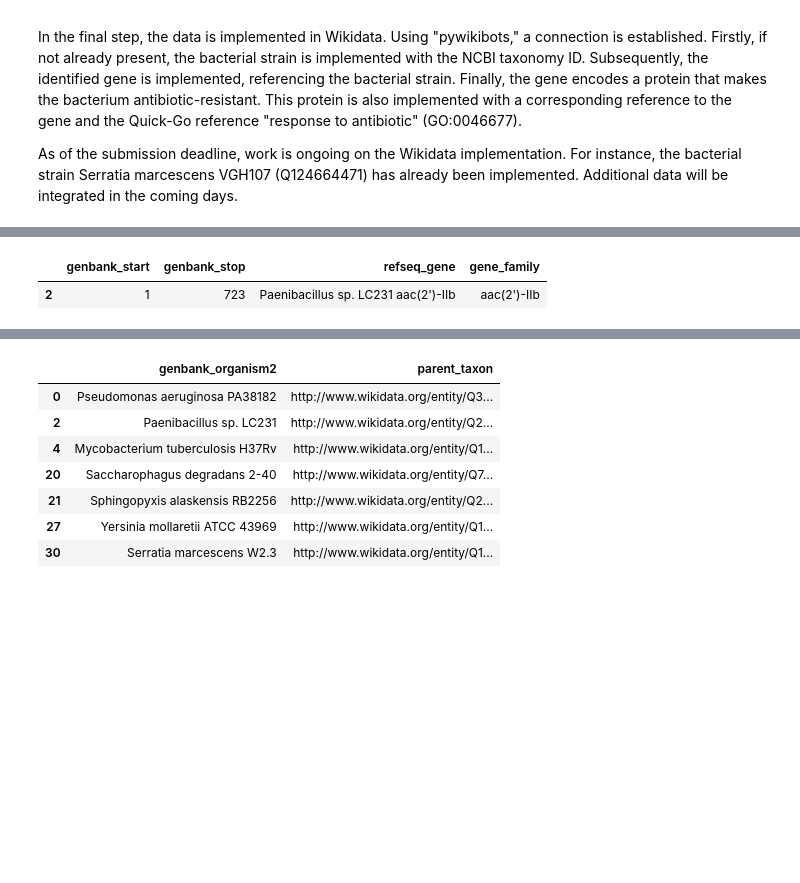
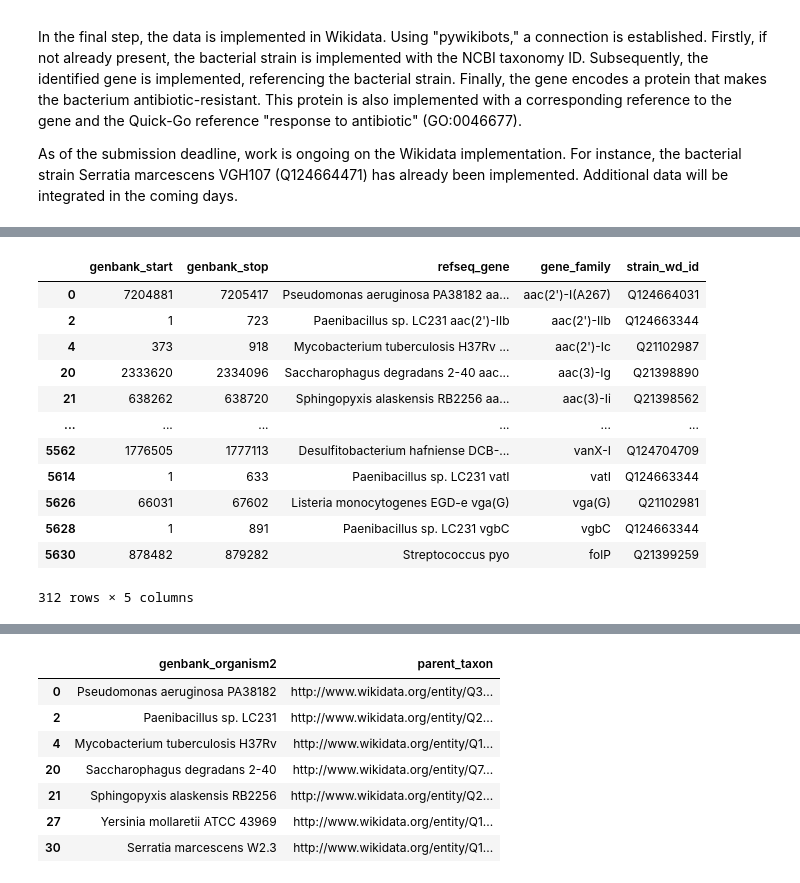
Before and after one commit to gjmm07/DS_LOD_and_Knowledge_Graphs_2023_Finn_Heydemann, a Jupyter notebook: main.ipynb, the cells around one changed output, grey strips where cells are left out. Saved outputs shown, nothing was run; the diff lists cells and outputs as text; code cells hidden in the pictures; blank space fills up the shorter version.

Commit message:
wikidata added

```diff
--- a/main.ipynb
+++ b/main.ipynb
@@ -467,15 +467,3 @@ Furthermore, data is cleaned if there are missing or conflicting details at crit
 In the final step, the data is implemented in Wikidata. Using "pywikibots," a connection is established. Firstly, if not already present, the bacterial strain is implemented with the NCBI taxonomy ID. Subsequently, the identified gene is implemented, referencing the bacterial strain. Finally, the gene encodes a protein that makes the bacterium antibiotic-resistant. This protein is also implemented with a corresponding reference to the gene and the Quick-Go reference "response to antibiotic" (GO:0046677).
 
 As of the submission deadline, work is ongoing on the Wikidata implementation. For instance, the bacterial strain Serratia marcescens VGH107 (Q124664471) has already been implemented. Additional data will be integrated in the coming days.
-# %%
-from WikidataAdder import StrainWikidataAdder
-
-
-def wikidata_wrapper(df_row: pd.Series) -> str:
-    wa = StrainWikidataAdder(df_row, sim=False) # Set sim to True unless you really want to include data into wikidata
-    wa.create_strain()
-    wa.add_instance_of_strain()
-    wa.add_taxon_name()
-    wa.add_parent_taxon()
-    wa.add_ncbi_taxonomy_id()
-    return wa.strain_page.getID()
@@ -482,5 +493,22 @@ def wikidata_wrapper(df_row: pd.Series) -> str:
+# %%
+from WikidataAdder import StrainWikidataAdder
+
+
+def wikidata_wrapper(df_row: pd.Series) -> str | None:
+    wa = StrainWikidataAdder(df_row, sim=False) # Set sim to True unless you really want to include data into wikidata
+    created = wa.create_strain()
+    if created != 0:
+        wa.add_instance_of_strain()
+        wa.add_taxon_name()
+        wa.add_parent_taxon()
+        wa.add_ncbi_taxonomy_id()
+        if created == 2:
+            print("wait after creation")
+            time.sleep(300) # This is needed to let wikidata enter newly create item into wikidata -- else risk of duplicate creation is high
+        return wa.strain_page.getID()
+    return None
 # %%
 
-z = df.iloc[1:2].copy()
-z["strain_wd_id"] = z.apply(wikidata_wrapper, axis=1)
+# z = df.iloc[1:2].copy()
+df["strain_wd_id"] = df.apply(wikidata_wrapper, axis=1)
 # %% [output]
@@ -496,8 +532,19 @@ claim already existent
 # %%
-z[["genbank_start", "genbank_stop", "refseq_gene", "gene_family"]]
+df[["genbank_start", "genbank_stop", "refseq_gene", "gene_family", "strain_wd_id"]]
 # %% [output]
-|  | genbank_start | genbank_stop | refseq_gene | gene_family |
-| 2 | 1 | 723 | Paenibacillus sp. LC231 aac(2')-IIb | aac(2')-IIb |
+|  | genbank_start | genbank_stop | refseq_gene | gene_family | strain_wd_id |
+| 0 | 7204881 | 7205417 | Pseudomonas aeruginosa PA38182 aa... | aac(2')-I(A267) | Q124664031 |
+| 2 | 1 | 723 | Paenibacillus sp. LC231 aac(2')-IIb | aac(2')-IIb | Q124663344 |
+| 4 | 373 | 918 | Mycobacterium tuberculosis H37Rv ... | aac(2')-Ic | Q21102987 |
+| 20 | 2333620 | 2334096 | Saccharophagus degradans 2-40 aac... | aac(3)-Ig | Q21398890 |
+| 21 | 638262 | 638720 | Sphingopyxis alaskensis RB2256 aa... | aac(3)-Ii | Q21398562 |
+| ... | ... | ... | ... | ... | ... |
+| 5562 | 1776505 | 1777113 | Desulfitobacterium hafniense DCB-... | vanX-I | Q124704709 |
+| 5614 | 1 | 633 | Paenibacillus sp. LC231 vatI | vatI | Q124663344 |
+| 5626 | 66031 | 67602 | Listeria monocytogenes EGD-e vga(G) | vga(G) | Q21102981 |
+| 5628 | 1 | 891 | Paenibacillus sp. LC231 vgbC | vgbC | Q124663344 |
+| 5630 | 878482 | 879282 | Streptococcus pyo | folP | Q21399259 |
+312 rows × 5 columns
 # %%
 from WikidataAdder import GeneWikidataAdder
 
```
Also changed, not shown: parts of 11 cells of this notebook, 2 other files.
